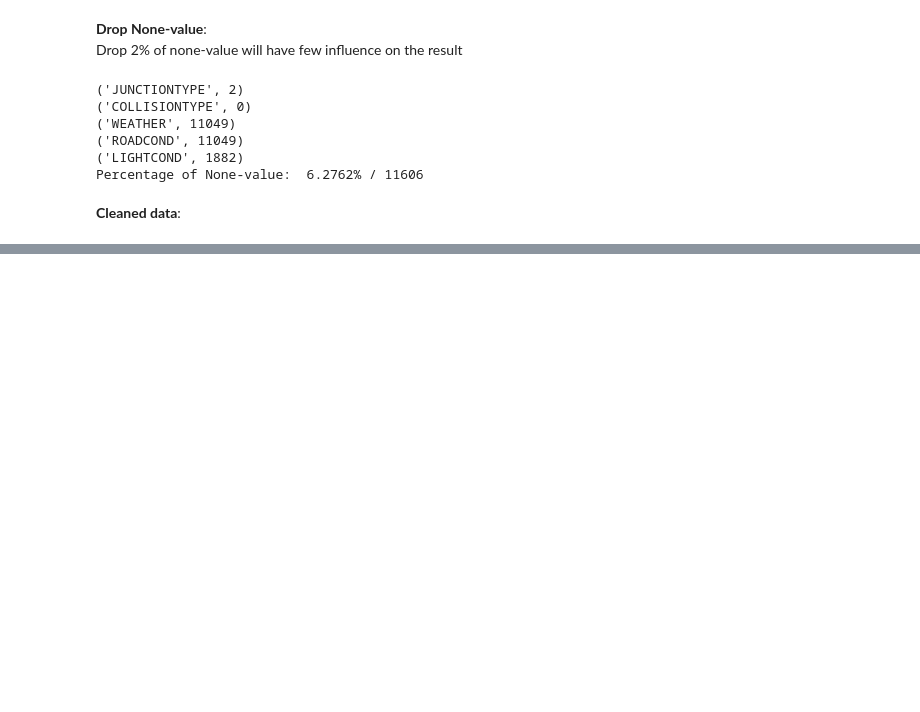
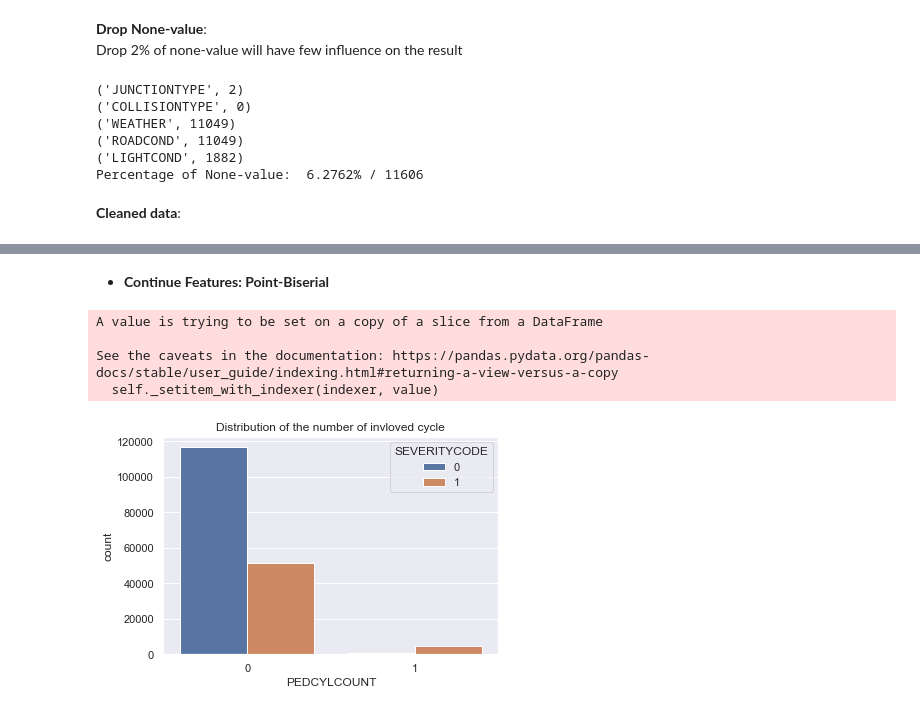
Before and after one commit to maxianren/Coursera_Capstone, a Jupyter notebook: capstone_project.ipynb, the cells around one changed output, grey strips where cells are left out. Cells and saved outputs as stored; diff of their text form; code cells hidden in the pictures; blank space fills up the shorter version.

```diff
--- a/capstone_project.ipynb
+++ b/capstone_project.ipynb
@@ -604,0 +604,26 @@ df.head()
+# %%
+#import necessary library
+import pandas as pd
+import numpy as np
+
+import matplotlib.pyplot as plt
+import seaborn as sns
+
+from scipy import stats
+
+df = pd.read_csv('cleaned-data.csv').drop(columns=['Unnamed: 0'])
+# %% [markdown]
+- **Continue Features: Point-Biserial**<br>
+# %%
+df['PEDCYLCOUNT'].loc[df['PEDCYLCOUNT']>=2]=1
+
+ax_cycle = sns.countplot(x="PEDCYLCOUNT",
+                         hue='SEVERITYCODE',
+                         data=df)\
+                .set_title("Distribution of the number of invloved cycle")
+# %% [output]
+A value is trying to be set on a copy of a slice from a DataFrame
+
+See the caveats in the documentation: https://pandas.pydata.org/pandas-docs/stable/user_guide/indexing.html#returning-a-view-versus-a-copy
+  self._setitem_with_indexer(indexer, value)
+[figure, added]
```
Also changed, not shown: parts of 17 cells of this notebook, 1 other file.
